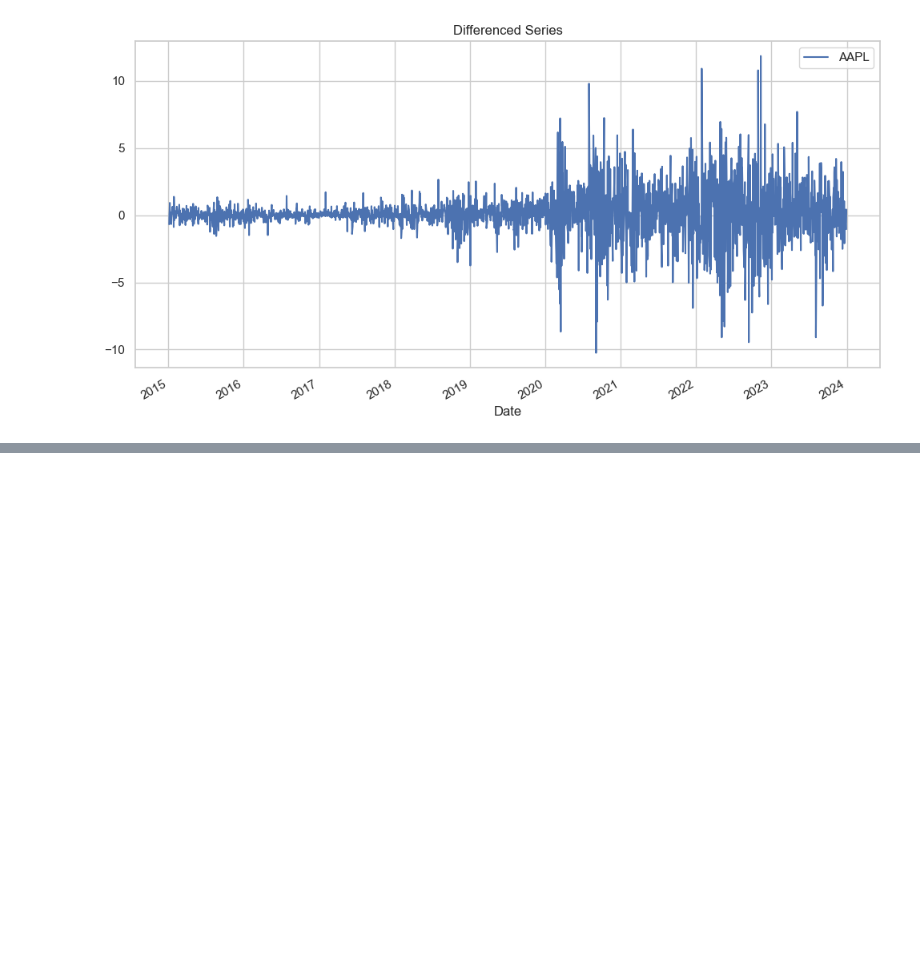
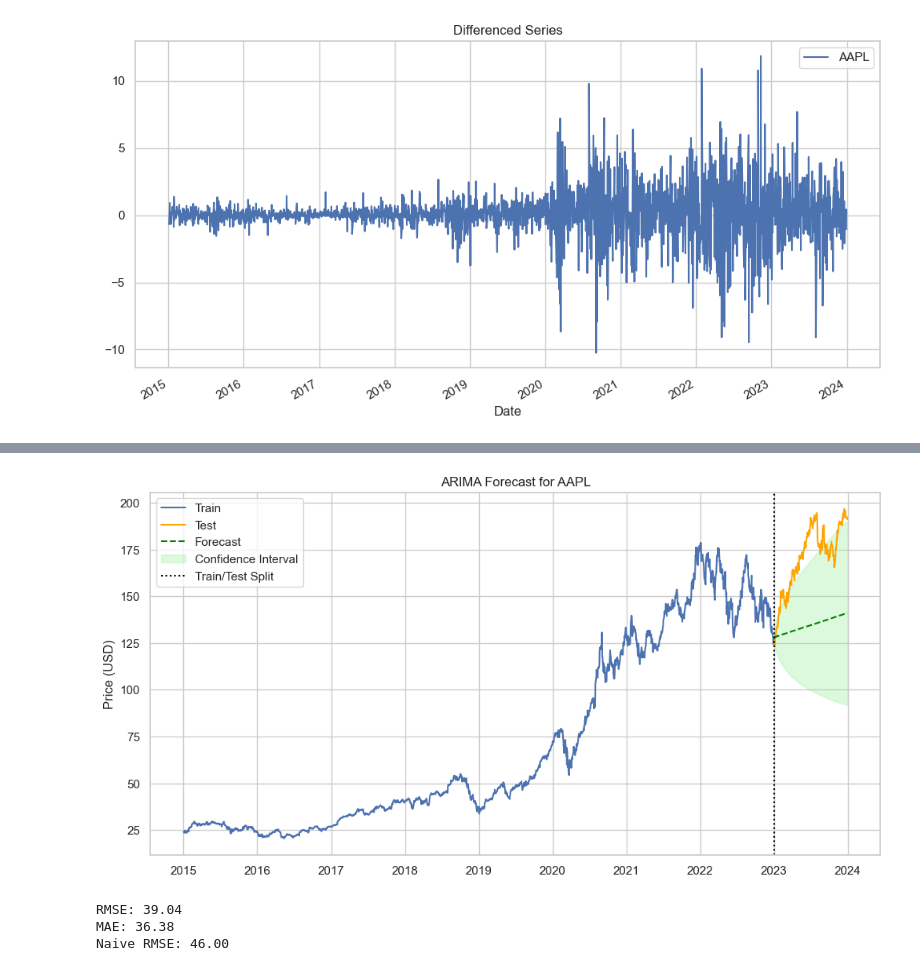
Before and after one commit to micobrien2027/timeseries-forecasting, a Jupyter notebook: notebooks/01_arima_forecasting.ipynb, the cells around one changed output, grey strips where cells are left out. Drawn from its saved outputs; the diff is of its cells as text; code cells hidden in the pictures; blank space fills up the shorter version.

Commit message:
ARIMA model completion for AAPL

```diff
--- a/notebooks/01_arima_forecasting.ipynb
+++ b/notebooks/01_arima_forecasting.ipynb
@@ -124,0 +51,22 @@ print("NaNs in raw forecast:", np.isnan(raw_forecast).sum())
+# %%
+# Train/test split
+train = data[:'2022']
+test = data['2023':]
+train_values = train[ticker].values
+test_values = test[ticker].values
+test_index = test.index
+
+# Fit model
+model = auto_arima(
+    train_values,
+    seasonal=False,
+    trace=True,
+    error_action='ignore',
+    suppress_warnings=True,
+    stepwise=True
+)
+print("Selected ARIMA order:", model.order)
+
+# Forecast with confidence intervals
+forecast, conf_int = model.predict(n_periods=len(test), return_conf_int=True)
+forecast_series = pd.Series(forecast, index=test_index)
@@ -125,9 +91,18 @@ print("NaNs in raw forecast:", np.isnan(raw_forecast).sum())
 # %%
-# Plot forecast vs actual
-plt.figure(figsize=(12,6))
-plt.plot(train, label="Train")
-plt.plot(test, label="Test")
-plt.plot(forecast, label="Forecast")
+# Plot forecast
+plt.figure(figsize=(12, 6))
+plt.plot(train.index, train[ticker], label='Train')
+plt.plot(test.index, test[ticker], label='Test', color='orange')
+plt.plot(forecast_series.index, forecast_series, label='Forecast', color='green', linestyle='--')
+plt.fill_between(test_index, conf_int[:, 0], conf_int[:, 1], color='lightgreen', alpha=0.3, label='Confidence Interval')
+plt.axvline(x=test.index[0], color='black', linestyle=':', label='Train/Test Split')
 plt.title(f"ARIMA Forecast for {ticker}")
+plt.ylabel("Price (USD)")
 plt.legend()
+
+# Save png to output folder
+plt.savefig("../output/aapl_forecast_plot.png", dpi=300, bbox_inches='tight')
+
 plt.show()
+# %% [output]
+[figure, added]
@@ -207,0 +109,24 @@ plt.show()
+# %%
+# Evaluate forecast
+mask = ~np.isnan(test_values) & ~np.isnan(forecast) & ~np.isinf(test_values) & ~np.isinf(forecast)
+true_clean = test_values[mask]
+pred_clean = forecast[mask]
+
+if len(true_clean) > 0:
+    mse = mean_squared_error(true_clean, pred_clean)
+    rmse = np.sqrt(mse)
+    mae = mean_absolute_error(true_clean, pred_clean)
+    print(f"RMSE: {rmse:.2f}")
+    print(f"MAE: {mae:.2f}")
+else:
+    print("Not enough valid forecast data to evaluate.")
+
+# Baseline comparison
+naive_forecast = pd.Series(train[ticker].iloc[-1], index=test.index)
+naive_mse = mean_squared_error(test[ticker], naive_forecast)
+naive_rmse = np.sqrt(naive_mse)
+print(f"Naive RMSE: {naive_rmse:.2f}")
+# %% [output]
+RMSE: 39.04
+MAE: 36.38
+Naive RMSE: 46.00
```
Also changed, not shown: parts of 12 cells of this notebook, 4 other files.
